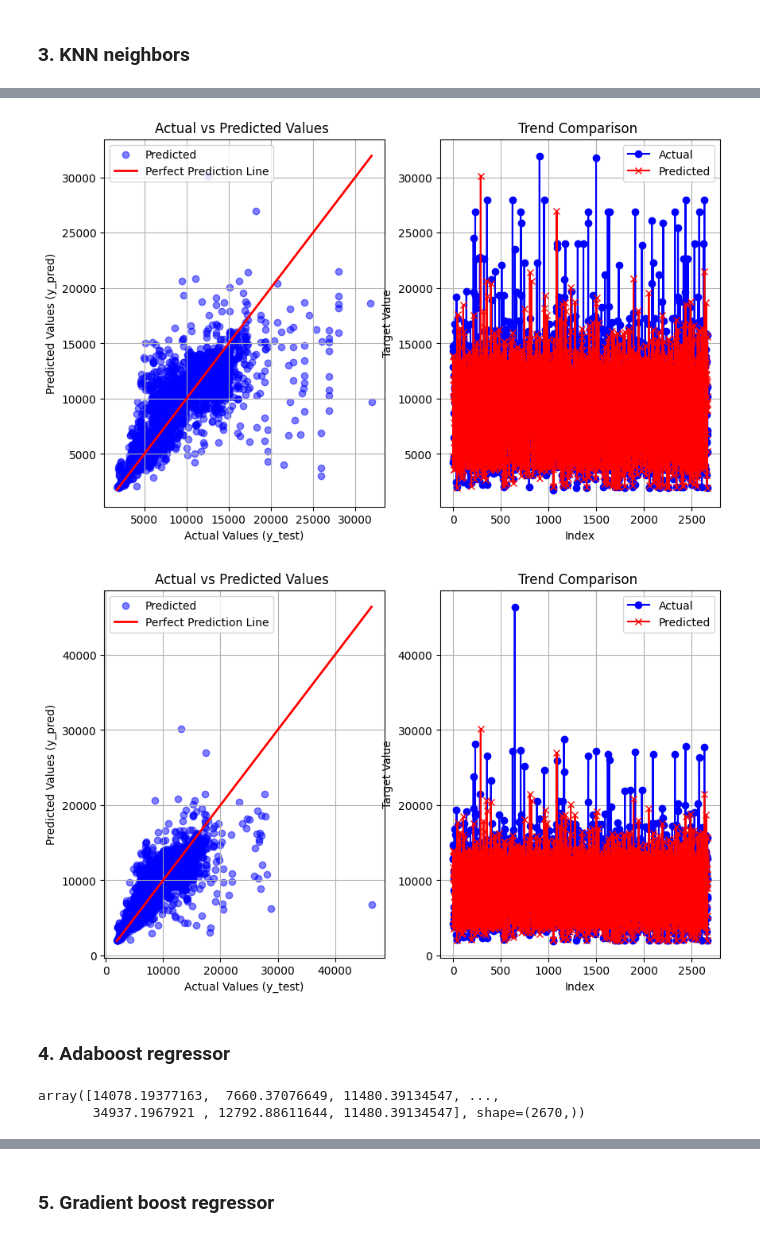
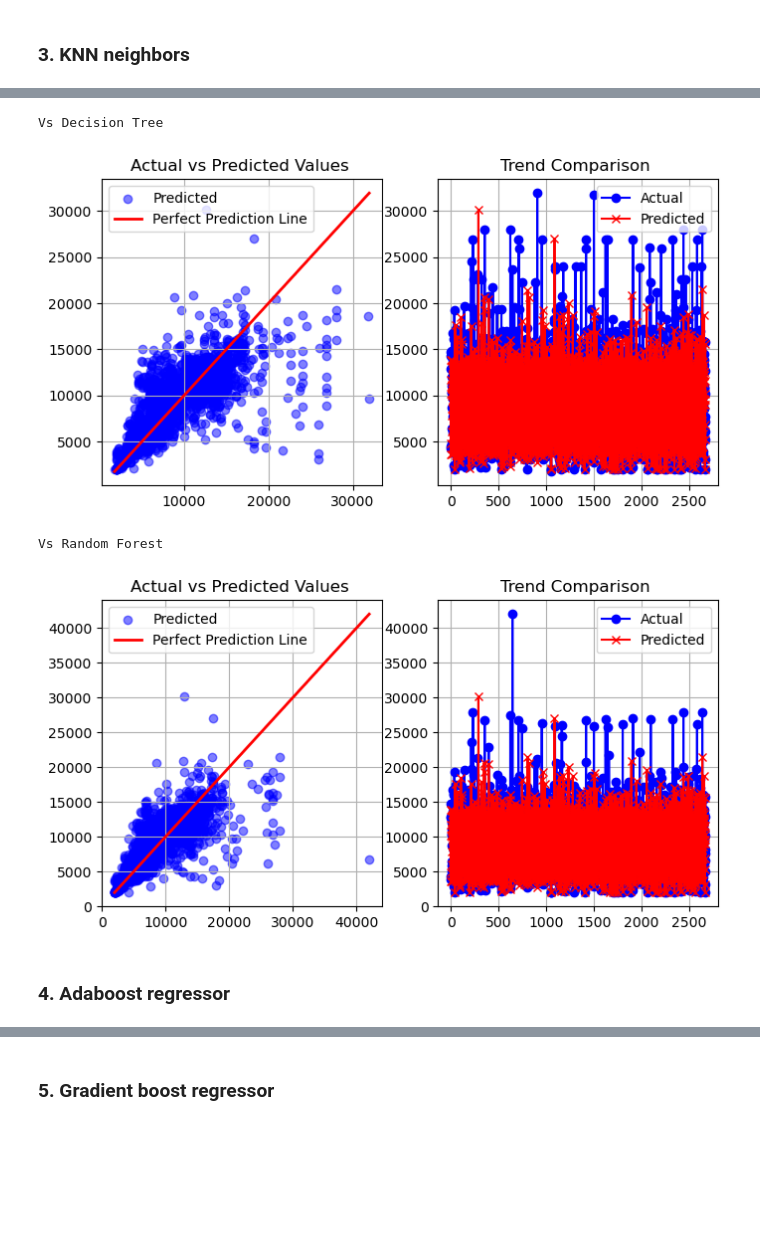
Before and after one commit to utsav87589/Flight-Price-EDA, a Jupyter notebook: notebooks/algos.ipynb, the cells around one changed output, grey strips where cells are left out. Drawn from its saved outputs; the diff is of its cells as text; code cells hidden in the pictures; blank space fills up the shorter version.

```diff
--- a/notebooks/algos.ipynb
+++ b/notebooks/algos.ipynb
@@ -327,13 +310,9 @@ array([11702.8,  4826.6, 13899.4, ..., 15617. , 11559.8,  8973.8],
-# %%
-combine_graphs(y_pred_eval_knn)
-# %% [output]
-[figure, removed]
-[figure, removed]
+# %%
+pred_on_eval(model = knn, X_eval = X_eval)
+# %% [output]
+Vs Decision Tree
+[figure, added]
+Vs Random Forest
+[figure, added]
 # %% [markdown]
 ### 4. Adaboost regressor
-# %%
-y_pred_eval_abr = abr.predict(X_eval)
-y_pred_eval_abr
-# %% [output]
-array([14078.19377163,  7660.37076649, 11480.39134547, ...,
-       34937.1967921 , 12792.88611644, 11480.39134547], shape=(2670,))
```
Also changed, not shown: parts of 26 cells of this notebook, 1 other file.
